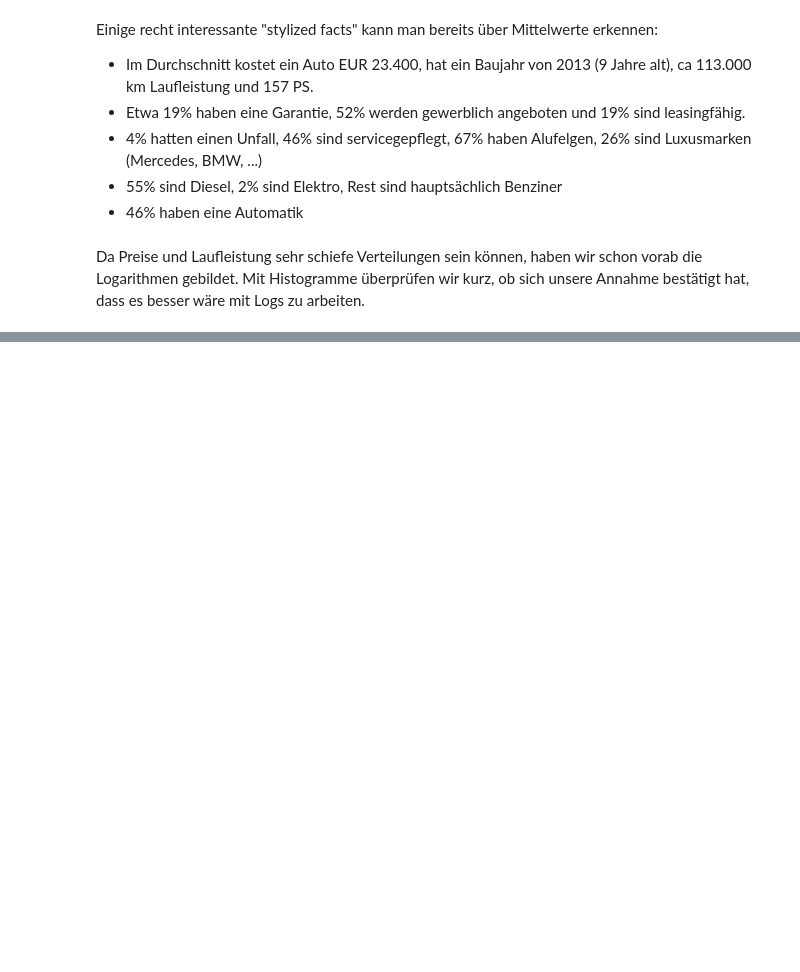
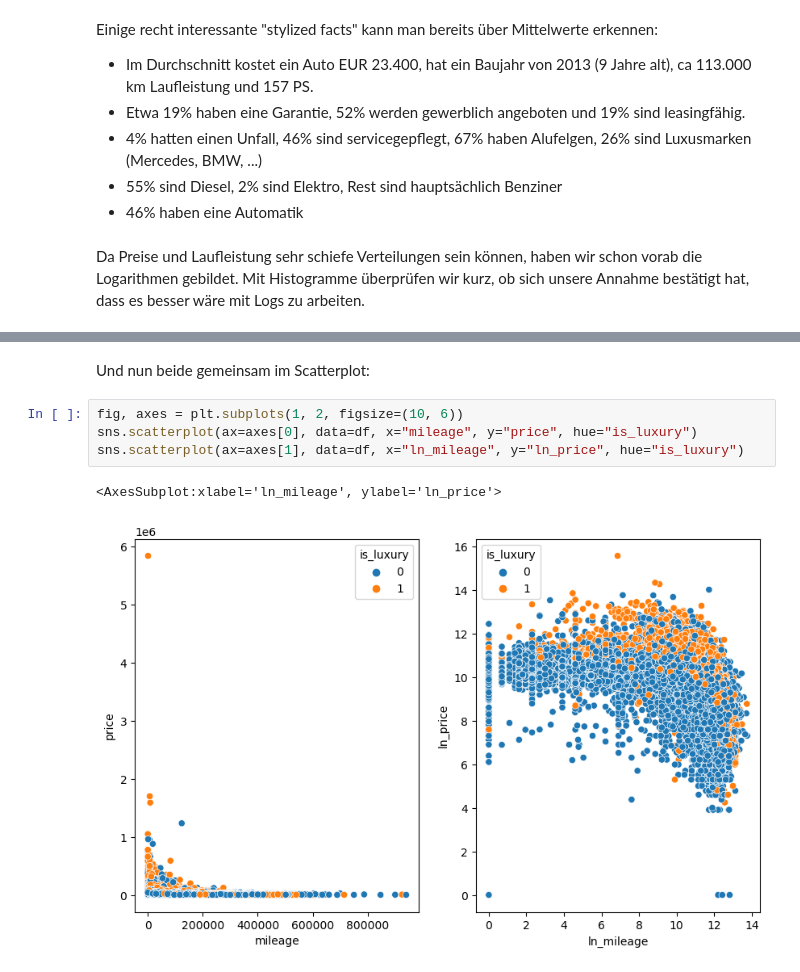
Before and after one commit to dejse/dqda-project, a Jupyter notebook: 02_data_science.ipynb, the cells around one changed output, grey strips where cells are left out. Saved outputs shown, nothing was run; the diff lists cells and outputs as text; blank space fills up the shorter version.

```diff
--- a/02_data_science.ipynb
+++ b/02_data_science.ipynb
@@ -189,0 +192,9 @@ sns.histplot(ax=axes[1, 1], data=df, x="ln_mileage", bins=20)
+# %% [markdown]
+Und nun beide gemeinsam im Scatterplot:
+# %%
+fig, axes = plt.subplots(1, 2, figsize=(10, 6))
+sns.scatterplot(ax=axes[0], data=df, x="mileage", y="price", hue="is_luxury")
+sns.scatterplot(ax=axes[1], data=df, x="ln_mileage", y="ln_price", hue="is_luxury")
+# %% [output]
+<AxesSubplot:xlabel='ln_mileage', ylabel='ln_price'>
+[figure, added]
```
Also changed, not shown: parts of 11 cells of this notebook.
